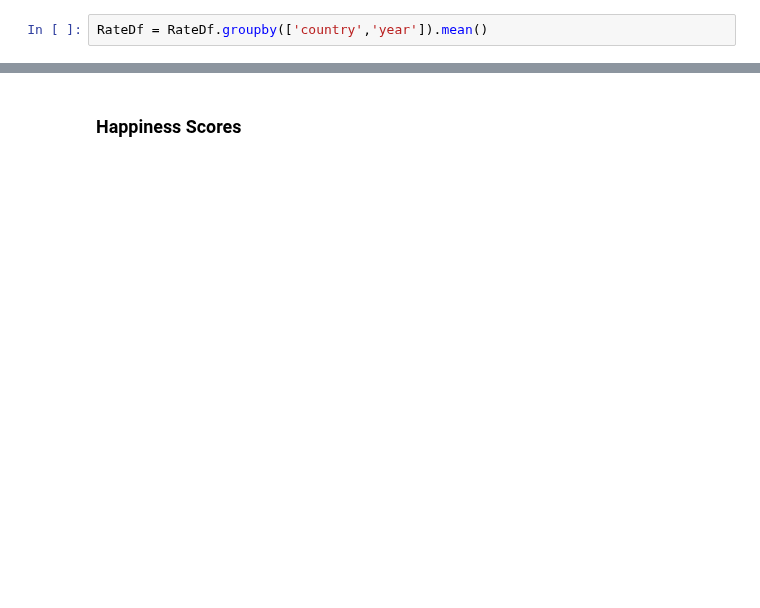
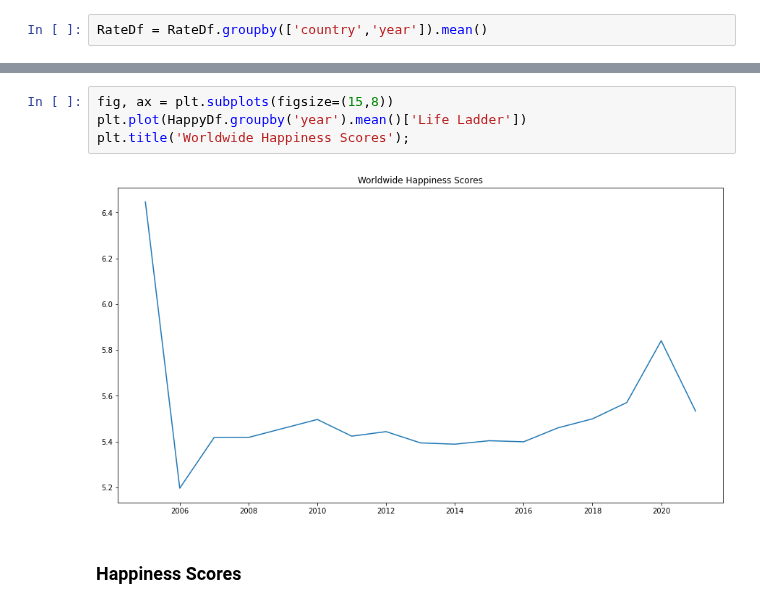
Before and after one commit to 281clo/World_Development_Mental_Health_Acquisition, a Jupyter notebook: Modeling.ipynb, the cells around one changed output, grey strips where cells are left out. Saved outputs shown, nothing was run; the diff lists cells and outputs as text; blank space fills up the shorter version.

```diff
--- a/Modeling.ipynb
+++ b/Modeling.ipynb
@@ -72,2 +75,8 @@ RateDf = RateDf.groupby(['country','year']).mean()
+# %%
+fig, ax = plt.subplots(figsize=(15,8))
+plt.plot(HappyDf.groupby('year').mean()['Life Ladder'])
+plt.title('Worldwide Happiness Scores');
+# %% [output]
+[figure, added]
 # %% [markdown]
 ### Happiness Scores
```
Also changed, not shown: parts of 27 cells of this notebook, 3 other files.
